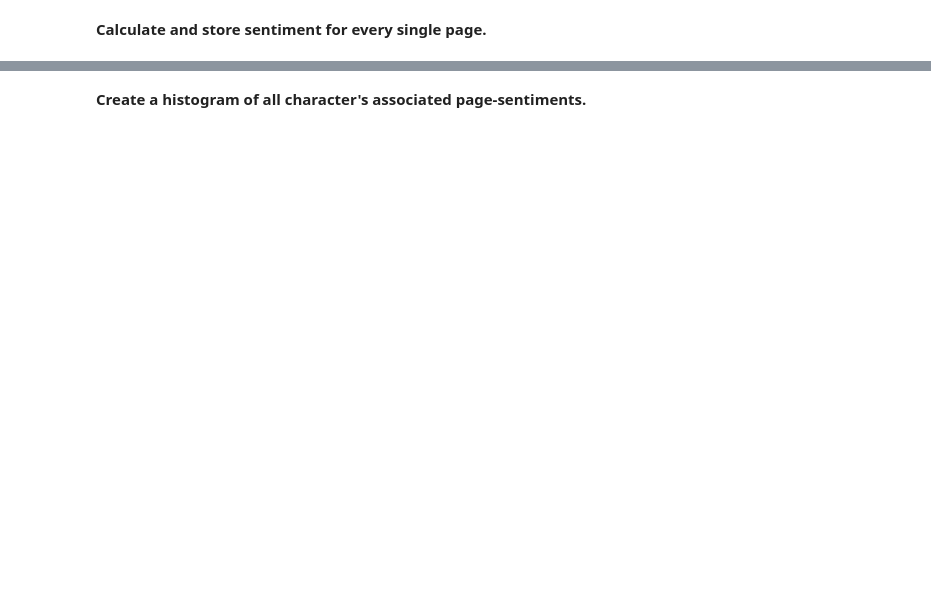
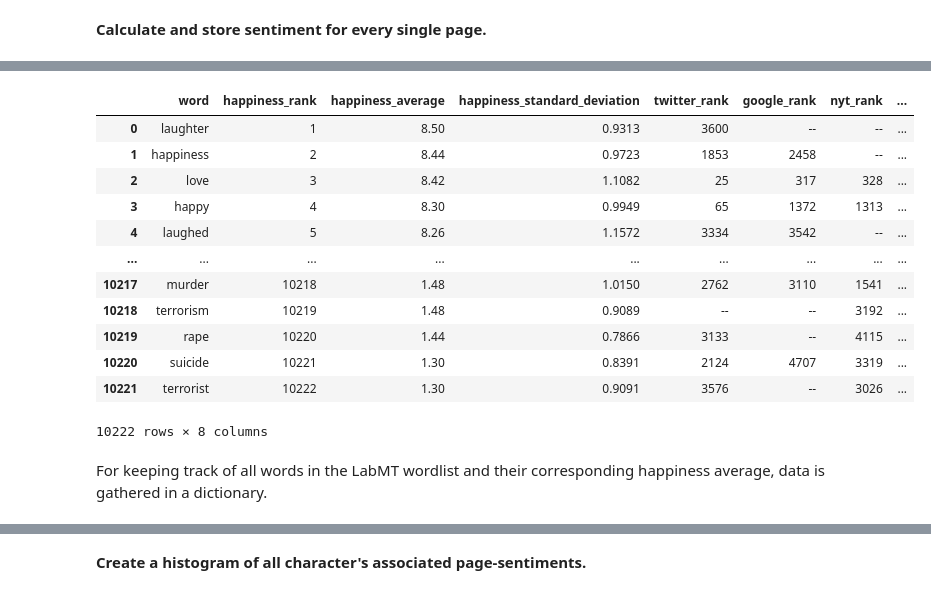
Before and after one commit to idariis/Social-Graphs-Project-E20, a Jupyter notebook: Assignment2/Assignment2.ipynb, the cells around one changed output, grey strips where cells are left out. Drawn from its saved outputs; the diff is of its cells as text; code cells hidden in the pictures; blank space fills up the shorter version.

```diff
--- a/Assignment2/Assignment2.ipynb
+++ b/Assignment2/Assignment2.ipynb
@@ -795,0 +843,20 @@ plt.show()
+# %%
+# Load LabMT wordlist
+sentiment_table = pd.read_table('Data/Sentiment.txt', delimiter="\t")
+sentiment_table
+# %% [output]
+|  | word | happiness_rank | happiness_average | happiness_standard_deviation | twitter_rank | google_rank | nyt_rank | ... |
+| 0 | laughter | 1 | 8.50 | 0.9313 | 3600 | -- | -- | ... |
+| 1 | happiness | 2 | 8.44 | 0.9723 | 1853 | 2458 | -- | ... |
+| 2 | love | 3 | 8.42 | 1.1082 | 25 | 317 | 328 | ... |
+| 3 | happy | 4 | 8.30 | 0.9949 | 65 | 1372 | 1313 | ... |
+| 4 | laughed | 5 | 8.26 | 1.1572 | 3334 | 3542 | -- | ... |
+| ... | ... | ... | ... | ... | ... | ... | ... | ... |
+| 10217 | murder | 10218 | 1.48 | 1.0150 | 2762 | 3110 | 1541 | ... |
+| 10218 | terrorism | 10219 | 1.48 | 0.9089 | -- | -- | 3192 | ... |
+| 10219 | rape | 10220 | 1.44 | 0.7866 | 3133 | -- | 4115 | ... |
+| 10220 | suicide | 10221 | 1.30 | 0.8391 | 2124 | 4707 | 3319 | ... |
+| 10221 | terrorist | 10222 | 1.30 | 0.9091 | 3576 | -- | 3026 | ... |
+10222 rows × 8 columns
+# %% [markdown]
+For keeping track of all words in the LabMT wordlist and their corresponding happiness average, data is gathered in a dictionary.
```
Also changed, not shown: parts of 47 cells of this notebook, 1 other file.
